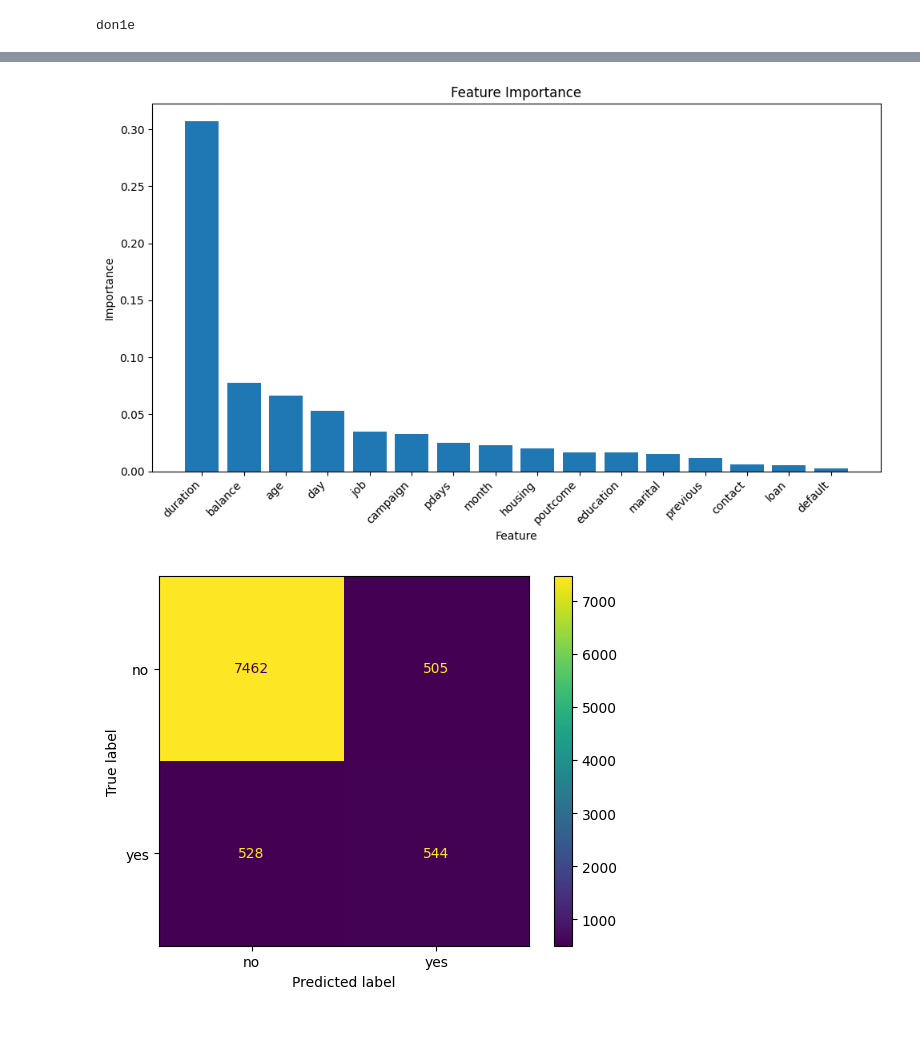
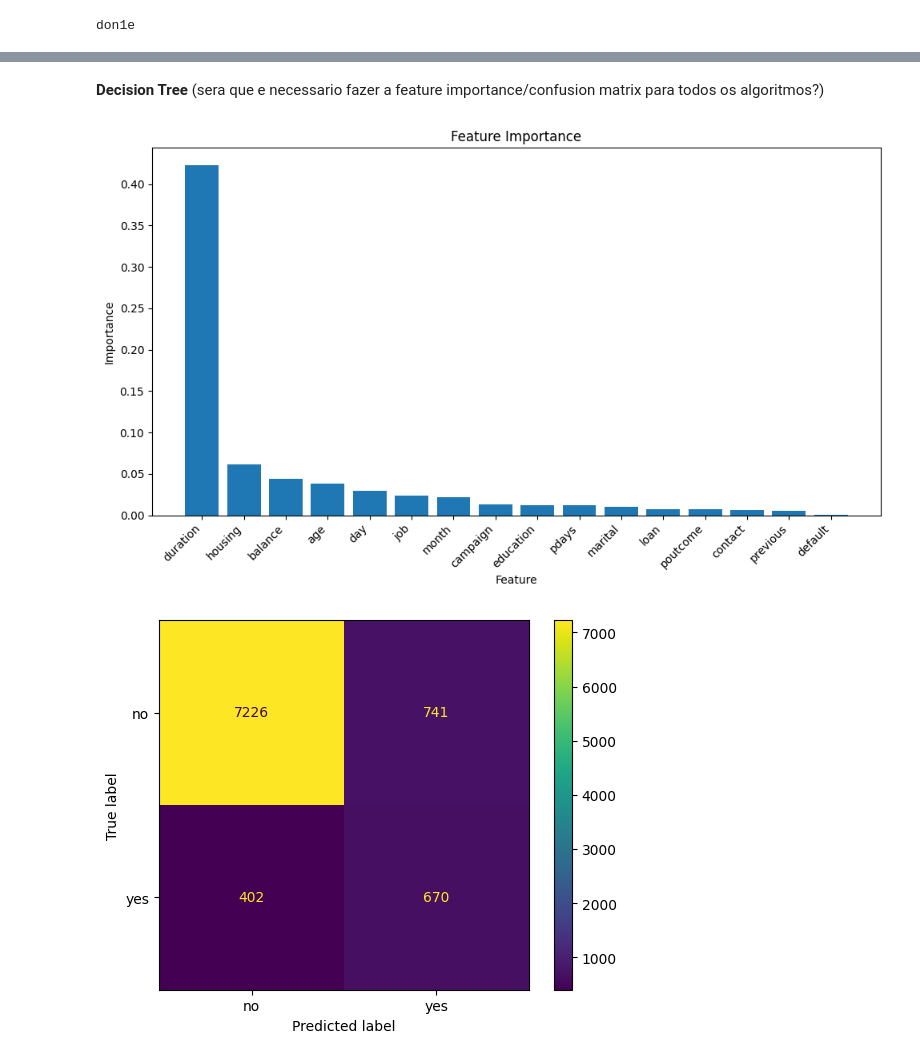
Before and after one commit to DanielCarneiro123/Machine-Learning-Proj, a Jupyter notebook: src/dataset_cleaning.ipynb, the cells around one changed output, grey strips where cells are left out. Cells and saved outputs as stored; diff of their text form; code cells hidden in the pictures; blank space fills up the shorter version.

```diff
--- a/src/dataset_cleaning.ipynb
+++ b/src/dataset_cleaning.ipynb
@@ -553,28 +627,30 @@ tree parameters: {'ccp_alpha': 0.0, 'class_weight': None, 'criterion': 'gini', '
+# %% [markdown]
+**Decision Tree** (sera que e necessario fazer a feature importance/confusion matrix para todos os algoritmos?)
 # %%
-imp = tree.feature_importances_
-features_names = tree.feature_names_in_
+imp = model_dt.feature_importances_
+features_names = model_dt.feature_names_in_
 sorted_indices = np.argsort(imp)[::-1]
 sorted_imp = imp[sorted_indices]
 sorted_features_names = [features_names[i] for i in sorted_indices]
 
 id_index = sorted_features_names.index('Id')
 del sorted_features_names[id_index]
 sorted_imp = np.delete(sorted_imp, id_index)
 
 plt.figure(figsize=(10, 6))
 plt.bar(sorted_features_names, sorted_imp)
 plt.xlabel('Feature')
 plt.ylabel('Importance')
 plt.title('Feature Importance')
 plt.xticks(rotation=45, ha='right')
 plt.tight_layout()
 plt.show()
 
-y_pred = tree.predict(X_test)
+y_pred = model_dt.predict(X_test)
 confusion_matrix_result = confusion_matrix(y_test, y_pred)
 
 ConfusionMatrixDisplay(confusion_matrix = confusion_matrix_result, display_labels = ["no", "yes",]).plot()
 plt.show()
 # %% [output]
-[figure, old version]
+[figure, new version]
-[figure, old version]
+[figure, new version]
```
Also changed, not shown: parts of 7 cells of this notebook.
